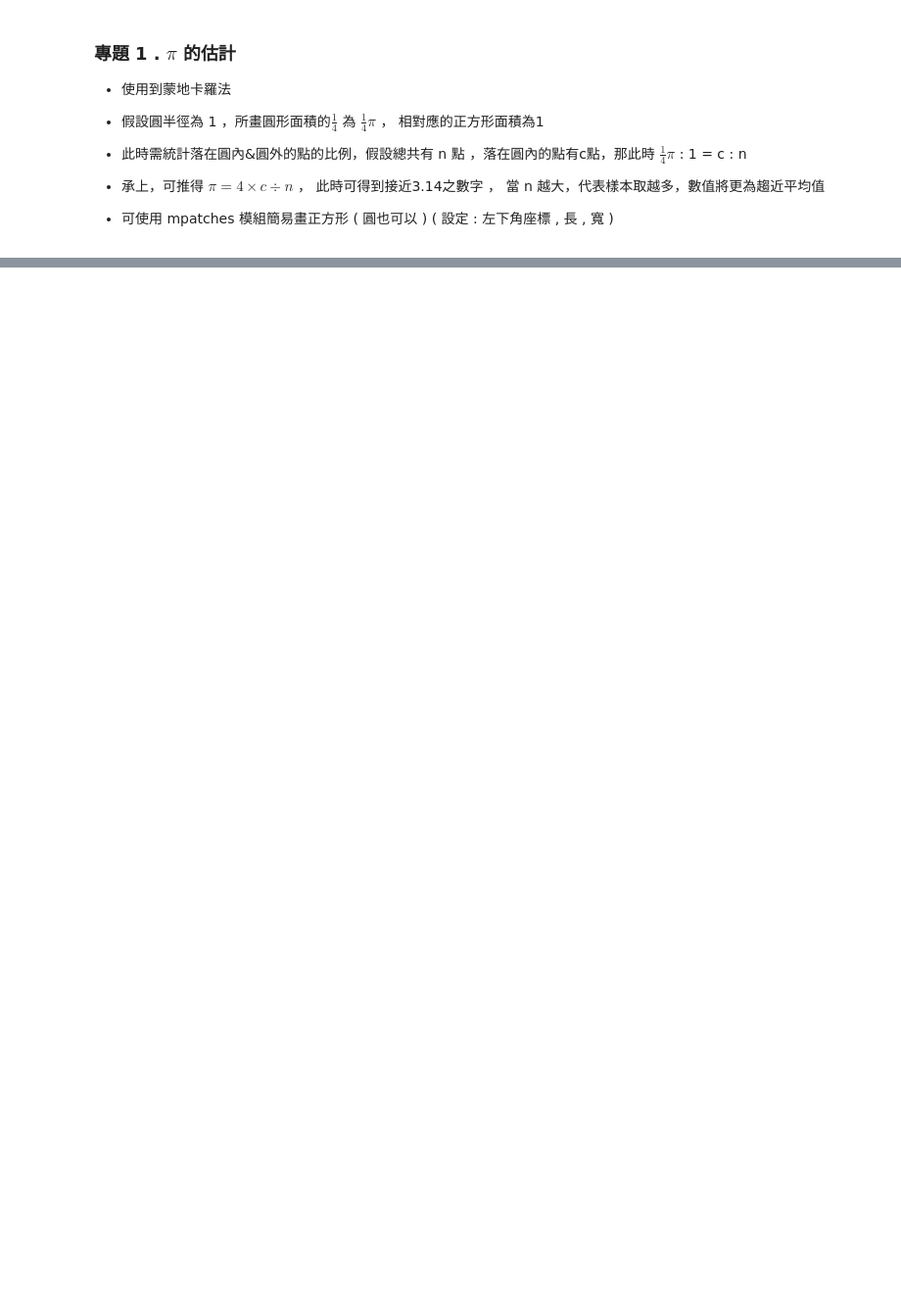
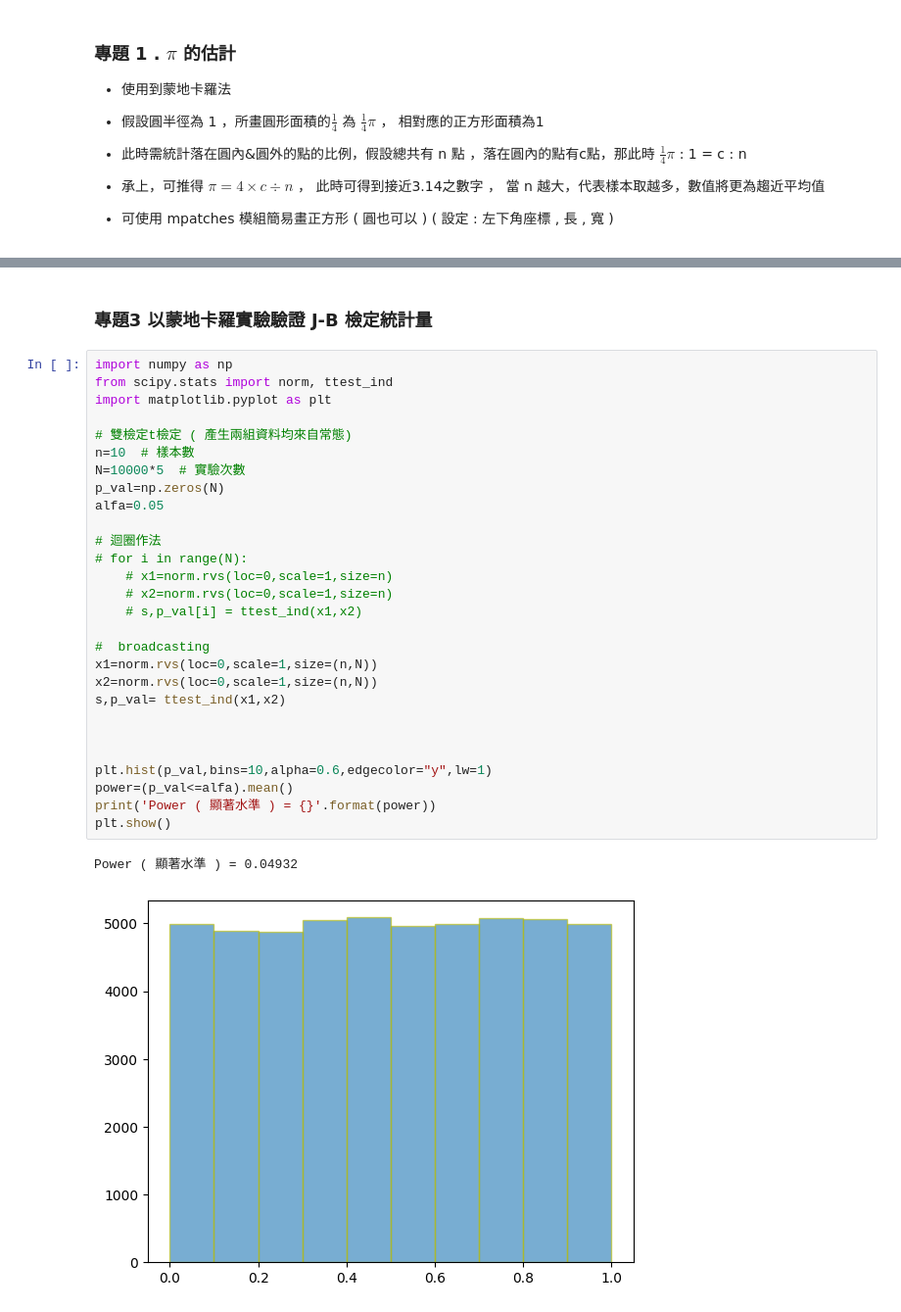
Before and after one commit to Simmonslin/PyStatistics, a Jupyter notebook: pi_estimation.ipynb, the cells around one changed output, grey strips where cells are left out. Shown: that part at 98% size. Saved outputs shown, nothing was run; the diff lists cells and outputs as text; blank space fills up the shorter version.

```diff
--- a/pi_estimation.ipynb
+++ b/pi_estimation.ipynb
@@ -54,0 +55,33 @@ ax.set_aspect(1)
+# %% [markdown]
+### 專題3 以蒙地卡羅實驗驗證 J-B 檢定統計量
+# %%
+import numpy as np
+from scipy.stats import norm, ttest_ind
+import matplotlib.pyplot as plt
+
+# 雙檢定t檢定 ( 產生兩組資料均來自常態)
+n=10  # 樣本數
+N=10000*5  # 實驗次數
+p_val=np.zeros(N)
+alfa=0.05
+
+# 迴圈作法
+# for i in range(N):
+    # x1=norm.rvs(loc=0,scale=1,size=n)
+    # x2=norm.rvs(loc=0,scale=1,size=n)
+    # s,p_val[i] = ttest_ind(x1,x2)
+
+#  broadcasting
+x1=norm.rvs(loc=0,scale=1,size=(n,N))
+x2=norm.rvs(loc=0,scale=1,size=(n,N))
+s,p_val= ttest_ind(x1,x2)
+
+
+
+plt.hist(p_val,bins=10,alpha=0.6,edgecolor="y",lw=1)
+power=(p_val<=alfa).mean()
+print('Power ( 顯著水準 ) = {}'.format(power))
+plt.show()
+# %% [output]
+Power ( 顯著水準 ) = 0.04932
+[figure, added]
```
Also changed, not shown: parts of 1 cell of this notebook.
